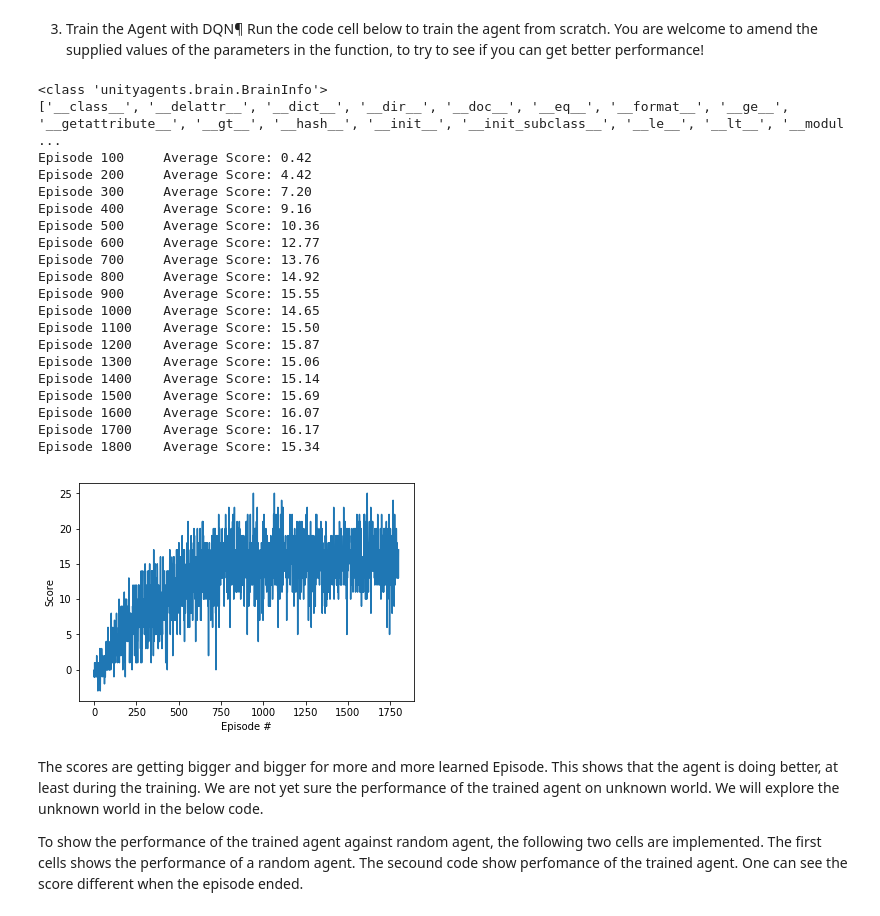
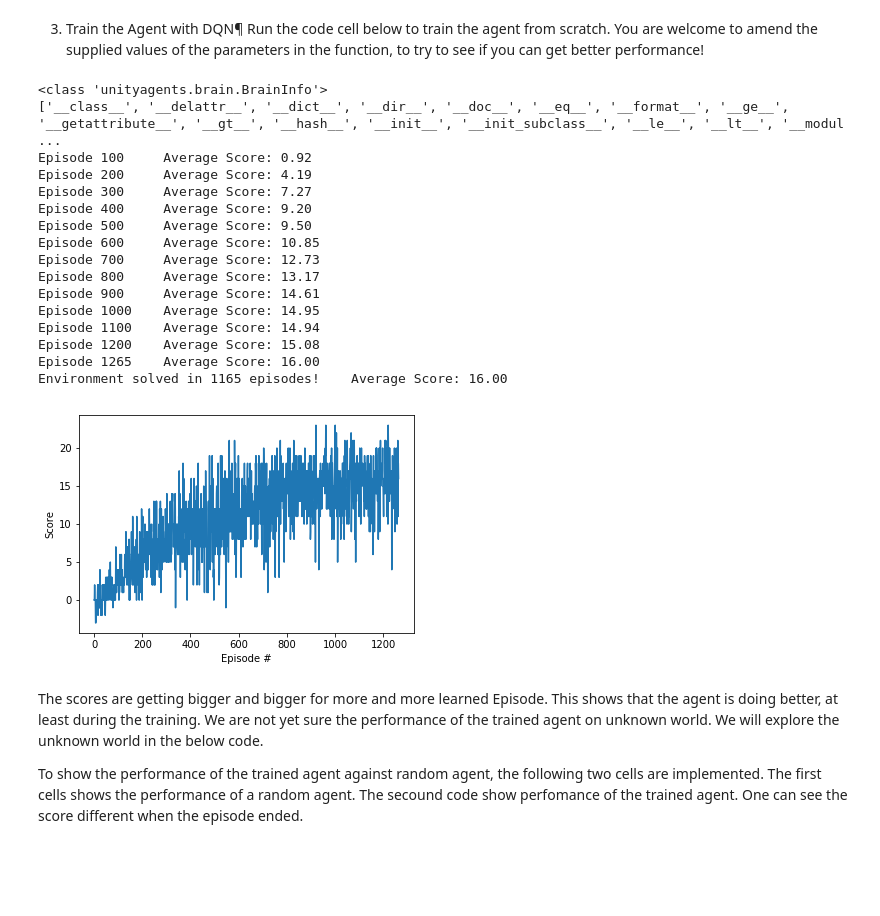
Before and after one commit to peerajak/ReinforcementNavigation, a Jupyter notebook: Navigation.ipynb, the cells around one changed output. Drawn from its saved outputs; the diff is of its cells as text; code cells hidden in the pictures; blank space fills up the shorter version.

```diff
--- a/Navigation.ipynb
+++ b/Navigation.ipynb
@@ -154,7 +154,7 @@ print("Score: {}".format(score))
 3. Train the Agent with DQN¶
 Run the code cell below to train the agent from scratch. You are welcome to amend the supplied values of the parameters in the function, to try to see if you can get better performance!
 # %%
-def dqn(n_episodes=1800, max_t=1000, eps_start=1.0, eps_end=0.01, eps_decay=0.995):
+def dqn(n_episodes=10000, max_t=1000, eps_start=1.0, eps_end=0.01, eps_decay=0.995):
     #def dqn(n_episodes=1800, max_t=1000, eps_start=1.0, eps_end=0.01, eps_decay=0.995):
     """Deep Q-Learning.
 
@@ -183,54 +183,50 @@ def dqn(n_episodes=1800, max_t=1000, eps_start=1.0, eps_end=0.01, eps_decay=0.99
             next_state = env_info.vector_observations[0]
             reward = env_info.rewards[0]
             done = env_info.local_done[0]
-            agent.step(state, action, reward, next_state, done)
+            agent.getConsequence(state, action, reward, next_state, done)
             state = next_state
             score += reward
             if done:
                 break
         scores_window.append(score)       # save most recent score
         scores.append(score)              # save most recent score
         eps = max(eps_end, eps_decay*eps) # decrease epsilon
         print('\rEpisode {}\tAverage Score: {:.2f}'.format(i_episode, np.mean(scores_window)), end="")
         if i_episode % 100 == 0:
             print('\rEpisode {}\tAverage Score: {:.2f}'.format(i_episode, np.mean(scores_window)))
         if np.mean(scores_window)>=16.0:
             print('\nEnvironment solved in {:d} episodes!\tAverage Score: {:.2f}'.format(i_episode-100, np.mean(scores_window)))
             torch.save(agent.qnetwork_local.state_dict(), 'checkpoint.pth')
             break
     return scores
 
 scores = dqn()
 
 # plot the scores
 fig = plt.figure()
 ax = fig.add_subplot(111)
 plt.plot(np.arange(len(scores)), scores)
 plt.ylabel('Score')
 plt.xlabel('Episode #')
 plt.show()
 # %% [output]
 <class 'unityagents.brain.BrainInfo'>
 ['__class__', '__delattr__', '__dict__', '__dir__', '__doc__', '__eq__', '__format__', '__ge__', '__getattribute__', '__gt__', '__hash__', '__init__', '__init_subclass__', '__le__', '__lt__', '__modul ...
-Episode 100     Average Score: 0.42
-Episode 200     Average Score: 4.42
-Episode 300     Average Score: 7.20
-Episode 400     Average Score: 9.16
-Episode 500     Average Score: 10.36
-Episode 600     Average Score: 12.77
-Episode 700     Average Score: 13.76
-Episode 800     Average Score: 14.92
-Episode 900     Average Score: 15.55
-Episode 1000    Average Score: 14.65
-Episode 1100    Average Score: 15.50
-Episode 1200    Average Score: 15.87
-Episode 1300    Average Score: 15.06
-Episode 1400    Average Score: 15.14
-Episode 1500    Average Score: 15.69
-Episode 1600    Average Score: 16.07
-Episode 1700    Average Score: 16.17
-Episode 1800    Average Score: 15.34
+Episode 100     Average Score: 0.92
+Episode 200     Average Score: 4.19
+Episode 300     Average Score: 7.27
+Episode 400     Average Score: 9.20
+Episode 500     Average Score: 9.50
+Episode 600     Average Score: 10.85
+Episode 700     Average Score: 12.73
+Episode 800     Average Score: 13.17
+Episode 900     Average Score: 14.61
+Episode 1000    Average Score: 14.95
+Episode 1100    Average Score: 14.94
+Episode 1200    Average Score: 15.08
+Episode 1265    Average Score: 16.00
+Environment solved in 1165 episodes!    Average Score: 16.00
-[figure, old version]
+[figure, new version]
 # %% [markdown]
 The scores are getting bigger and bigger for more and more learned Episode. This shows that the agent is doing better, at least during the training.
 We are not yet sure the performance of the trained agent on unknown world. We will explore the unknown world in the below code.
```
Also changed, not shown: parts of 3 cells of this notebook, 3 other files.
